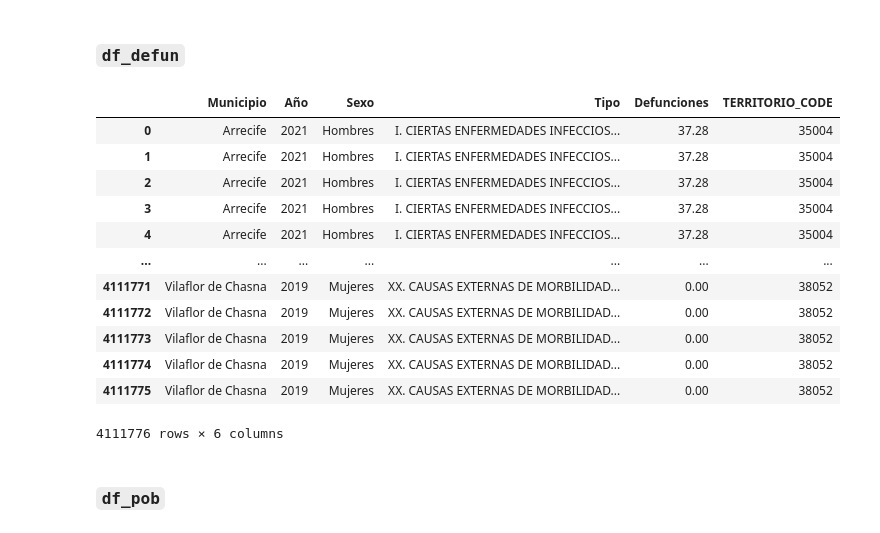
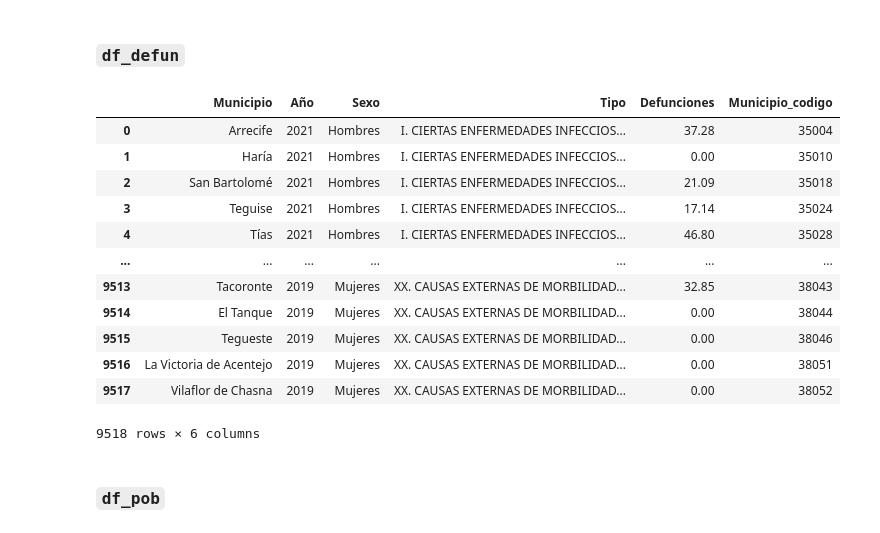
Before and after one commit to alu0101351773/VIS_proyecto, a Jupyter notebook: src/proyecto.ipynb, the cells around one changed output. Saved outputs shown, nothing was run; the diff lists cells and outputs as text; code cells hidden in the pictures.

Commit message:
optimizado codigo de añadido de codigos de municipio para que vaya mas rapido y no meta filas duplicadas, pendiente de buscar relaciones entre datos

```diff
--- a/src/proyecto.ipynb
+++ b/src/proyecto.ipynb
@@ -224,53 +224,52 @@ df_defun['Municipio'] = df_defun['Municipio'].str.strip()
 def fix_municipality_name(mun_name):
     match_result = re.match(
         pattern = r'(.*) \((.*)\)',
         string = mun_name
     )
     if match_result:
         name, pronoun = match_result.groups()
         return f'{pronoun} {name}'
     else:
         return mun_name
 
 df_defun['Municipio'] = df_defun['Municipio'].apply(fix_municipality_name)
 
 # Corregir los nombres mal escritos de los municipios
 df_defun['Municipio'].replace(
     to_replace = 'La Laguna' ,
     value = 'San Cristóbal de La Laguna',
     inplace = True
 )
 df_defun['Municipio'].replace(
     to_replace  = df_defun['Municipio'].sort_values().unique(),
     value = df_p_tcontrato['TERRITORIO#es'].sort_values().unique(),
     inplace = True
 )
 
 # Añadir los códigos de municipio
-df_defun = pd.merge(
-    left = df_defun,
-    right = df_p_activa[['TERRITORIO#es', 'TERRITORIO_CODE']],
-    how = 'left',
-    left_on = 'Municipio',
-    right_on = 'TERRITORIO#es'
+cod_mun_dict = (df_p_activa[['TERRITORIO#es', 'TERRITORIO_CODE']]
+                .drop_duplicates()
+                .set_index('TERRITORIO#es')
+                .to_dict()
+                .get('TERRITORIO_CODE')
 )
-df_defun.drop(columns = 'TERRITORIO#es', inplace = True)
+df_defun['Municipio_codigo'] = df_defun['Municipio'].apply(lambda x: cod_mun_dict[x])
 
 display(df_defun)
 # %% [output]
-|  | Municipio | Año | Sexo | Tipo | Defunciones | TERRITORIO_CODE |
+|  | Municipio | Año | Sexo | Tipo | Defunciones | Municipio_codigo |
 | 0 | Arrecife | 2021 | Hombres | I. CIERTAS ENFERMEDADES INFECCIOS... | 37.28 | 35004 |
-| 1 | Arrecife | 2021 | Hombres | I. CIERTAS ENFERMEDADES INFECCIOS... | 37.28 | 35004 |
-| 2 | Arrecife | 2021 | Hombres | I. CIERTAS ENFERMEDADES INFECCIOS... | 37.28 | 35004 |
-| 3 | Arrecife | 2021 | Hombres | I. CIERTAS ENFERMEDADES INFECCIOS... | 37.28 | 35004 |
-| 4 | Arrecife | 2021 | Hombres | I. CIERTAS ENFERMEDADES INFECCIOS... | 37.28 | 35004 |
+| 1 | Haría | 2021 | Hombres | I. CIERTAS ENFERMEDADES INFECCIOS... | 0.00 | 35010 |
+| 2 | San Bartolomé | 2021 | Hombres | I. CIERTAS ENFERMEDADES INFECCIOS... | 21.09 | 35018 |
+| 3 | Teguise | 2021 | Hombres | I. CIERTAS ENFERMEDADES INFECCIOS... | 17.14 | 35024 |
+| 4 | Tías | 2021 | Hombres | I. CIERTAS ENFERMEDADES INFECCIOS... | 46.80 | 35028 |
 | ... | ... | ... | ... | ... | ... | ... |
-| 4111771 | Vilaflor de Chasna | 2019 | Mujeres | XX. CAUSAS EXTERNAS DE MORBILIDAD... | 0.00 | 38052 |
-| 4111772 | Vilaflor de Chasna | 2019 | Mujeres | XX. CAUSAS EXTERNAS DE MORBILIDAD... | 0.00 | 38052 |
-| 4111773 | Vilaflor de Chasna | 2019 | Mujeres | XX. CAUSAS EXTERNAS DE MORBILIDAD... | 0.00 | 38052 |
-| 4111774 | Vilaflor de Chasna | 2019 | Mujeres | XX. CAUSAS EXTERNAS DE MORBILIDAD... | 0.00 | 38052 |
-| 4111775 | Vilaflor de Chasna | 2019 | Mujeres | XX. CAUSAS EXTERNAS DE MORBILIDAD... | 0.00 | 38052 |
+| 9513 | Tacoronte | 2019 | Mujeres | XX. CAUSAS EXTERNAS DE MORBILIDAD... | 32.85 | 38043 |
+| 9514 | El Tanque | 2019 | Mujeres | XX. CAUSAS EXTERNAS DE MORBILIDAD... | 0.00 | 38044 |
+| 9515 | Tegueste | 2019 | Mujeres | XX. CAUSAS EXTERNAS DE MORBILIDAD... | 0.00 | 38046 |
+| 9516 | La Victoria de Acentejo | 2019 | Mujeres | XX. CAUSAS EXTERNAS DE MORBILIDAD... | 0.00 | 38051 |
+| 9517 | Vilaflor de Chasna | 2019 | Mujeres | XX. CAUSAS EXTERNAS DE MORBILIDAD... | 0.00 | 38052 |
-4111776 rows × 6 columns
+9518 rows × 6 columns
 # %% [markdown]
 ### `df_pob`
 # %%
```
Also changed, not shown: parts of 5 cells of this notebook.
